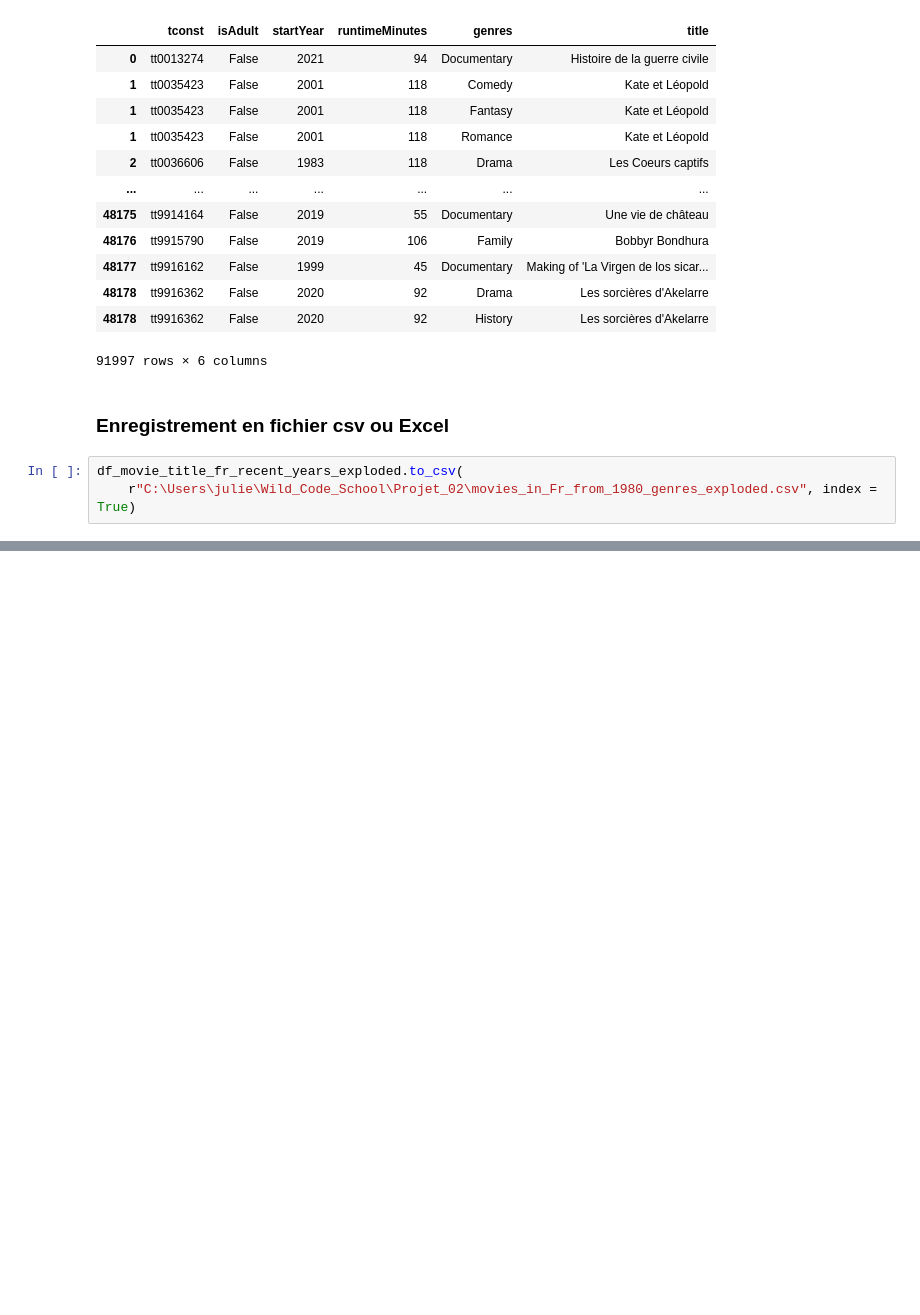
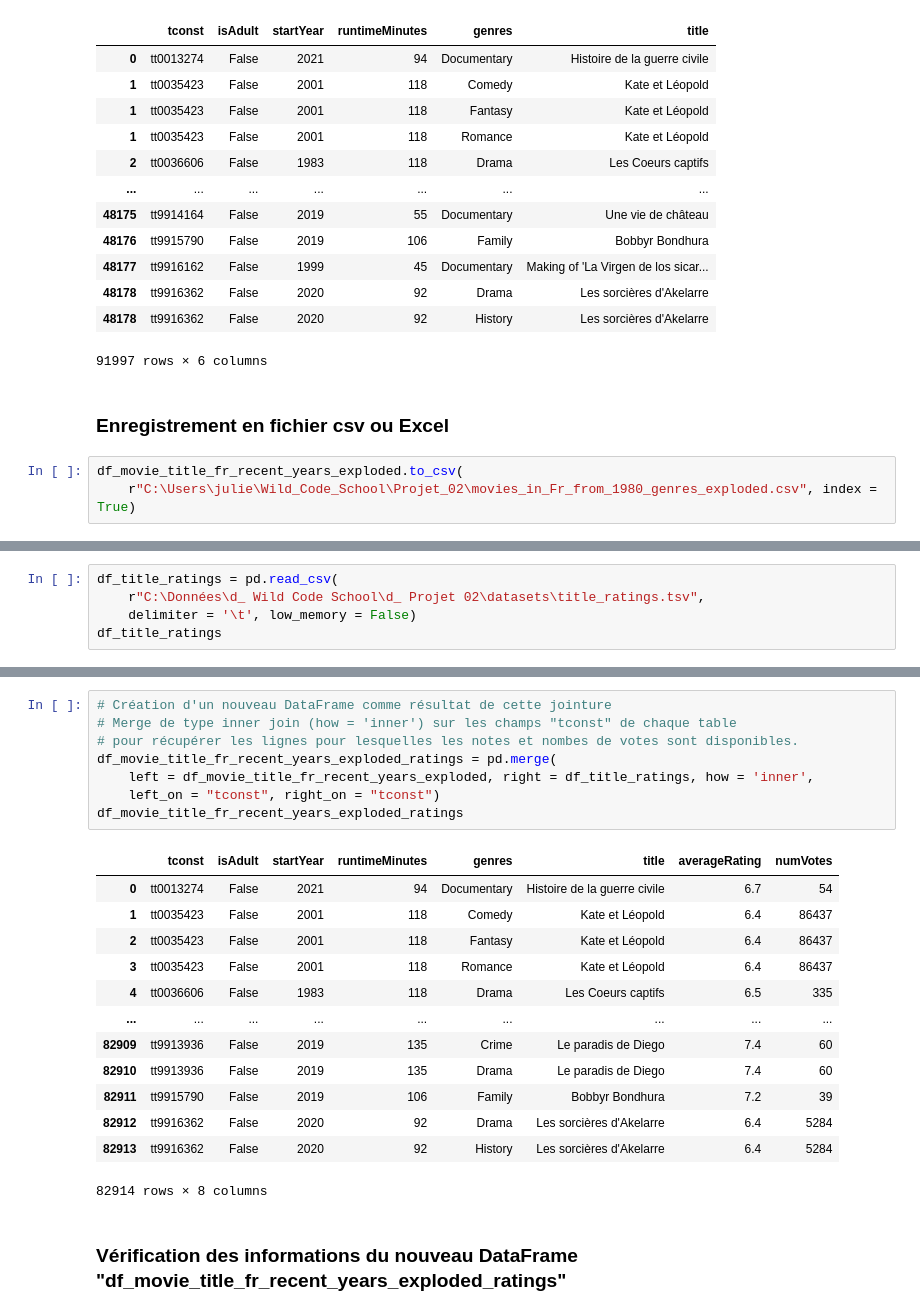
Before and after one commit to Miche5967/Projet_WCS_02_Systeme_recommandation_films, a Jupyter notebook: df_movies_in_Fr_from_1980_explode_genres.ipynb, the cells around one changed output, grey strips where cells are left out. Saved outputs shown, nothing was run; the diff lists cells and outputs as text; blank space fills up the shorter version.

```diff
--- a/df_movies_in_Fr_from_1980_explode_genres.ipynb
+++ b/df_movies_in_Fr_from_1980_explode_genres.ipynb
@@ -1137,0 +1145,5 @@ df_movie_title_fr_recent_years_exploded.to_csv(
+# %%
+df_title_ratings = pd.read_csv(
+    r"C:\Données\d_ Wild Code School\d_ Projet 02\datasets\title_ratings.tsv",
+    delimiter = '\t', low_memory = False)
+df_title_ratings
@@ -1137,0 +1167,24 @@ df_movie_title_fr_recent_years_exploded.to_csv(
+# %%
+# Création d'un nouveau DataFrame comme résultat de cette jointure
+# Merge de type inner join (how = 'inner') sur les champs "tconst" de chaque table
+# pour récupérer les lignes pour lesquelles les notes et nombes de votes sont disponibles.
+df_movie_title_fr_recent_years_exploded_ratings = pd.merge(
+    left = df_movie_title_fr_recent_years_exploded, right = df_title_ratings, how = 'inner',
+    left_on = "tconst", right_on = "tconst")
+df_movie_title_fr_recent_years_exploded_ratings
+# %% [output]
+|  | tconst | isAdult | startYear | runtimeMinutes | genres | title | averageRating | numVotes |
+| 0 | tt0013274 | False | 2021 | 94 | Documentary | Histoire de la guerre civile | 6.7 | 54 |
+| 1 | tt0035423 | False | 2001 | 118 | Comedy | Kate et Léopold | 6.4 | 86437 |
+| 2 | tt0035423 | False | 2001 | 118 | Fantasy | Kate et Léopold | 6.4 | 86437 |
+| 3 | tt0035423 | False | 2001 | 118 | Romance | Kate et Léopold | 6.4 | 86437 |
+| 4 | tt0036606 | False | 1983 | 118 | Drama | Les Coeurs captifs | 6.5 | 335 |
+| ... | ... | ... | ... | ... | ... | ... | ... | ... |
+| 82909 | tt9913936 | False | 2019 | 135 | Crime | Le paradis de Diego | 7.4 | 60 |
+| 82910 | tt9913936 | False | 2019 | 135 | Drama | Le paradis de Diego | 7.4 | 60 |
+| 82911 | tt9915790 | False | 2019 | 106 | Family | Bobbyr Bondhura | 7.2 | 39 |
+| 82912 | tt9916362 | False | 2020 | 92 | Drama | Les sorcières d'Akelarre | 6.4 | 5284 |
+| 82913 | tt9916362 | False | 2020 | 92 | History | Les sorcières d'Akelarre | 6.4 | 5284 |
+82914 rows × 8 columns
+# %% [markdown]
+### Vérification des informations du nouveau DataFrame "df_movie_title_fr_recent_years_exploded_ratings"
```
Also changed, not shown: parts of 22 cells of this notebook.
